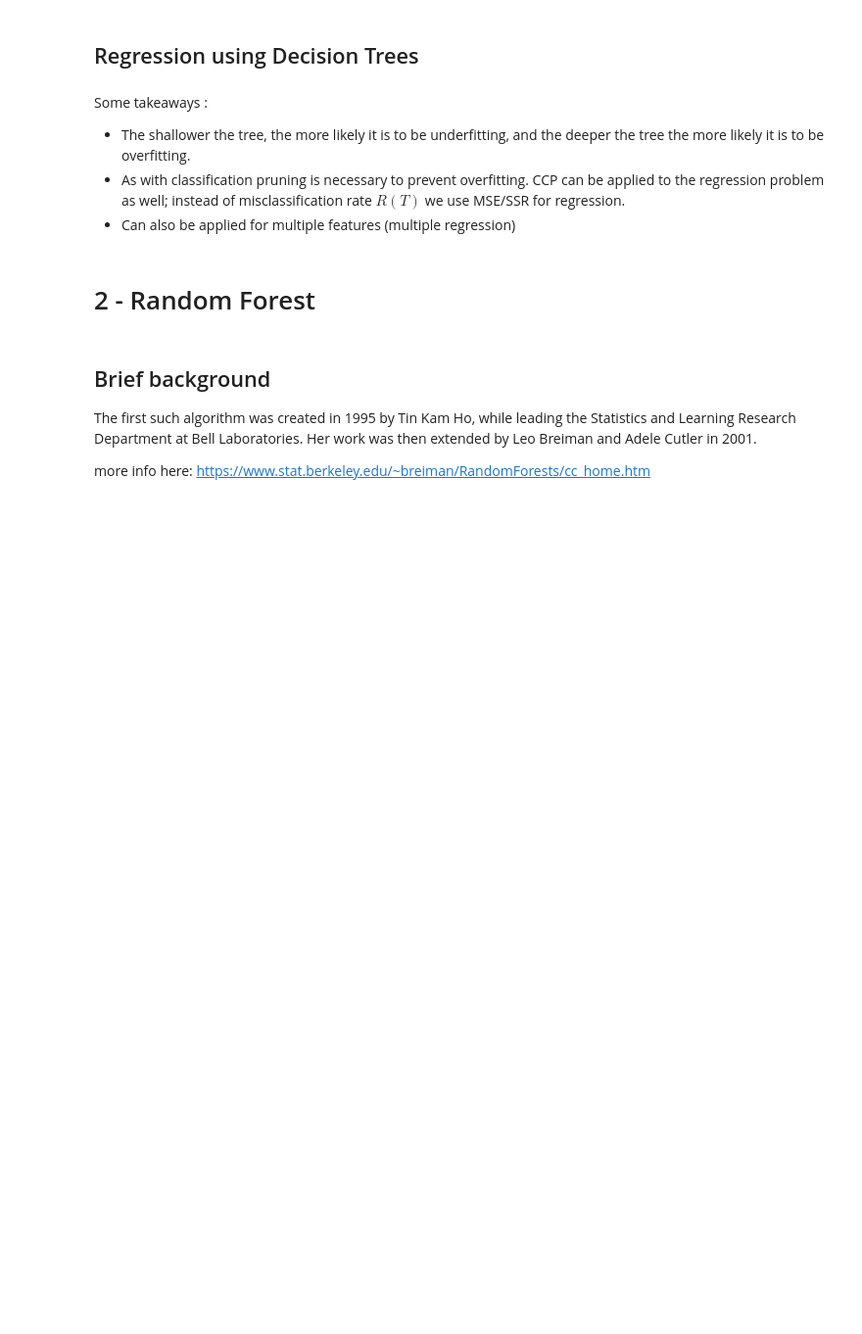
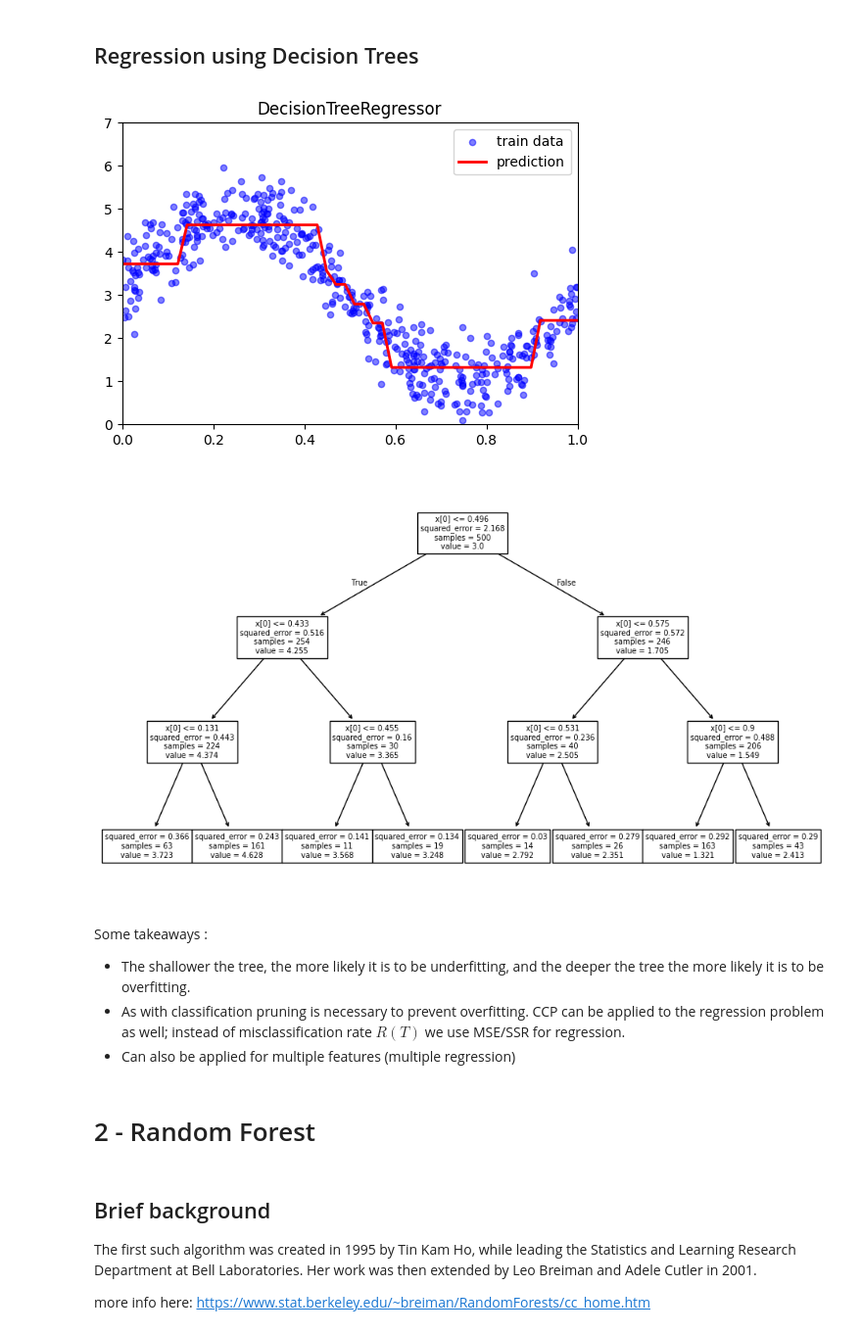
Before and after one commit to Supimraid/MY-DAC-Curriculum, a Jupyter notebook: DAC-006_Machine_Learning/DAC-006-Intro_to_ML_Session_2_Student.ipynb, the cells around one changed output. Shown at 98% size. Cells and saved outputs as stored; diff of their text form; code cells hidden in the pictures; blank space fills up the shorter version.

```diff
--- a/DAC-006_Machine_Learning/DAC-006-Intro_to_ML_Session_2_Student.ipynb
+++ b/DAC-006_Machine_Learning/DAC-006-Intro_to_ML_Session_2_Student.ipynb
@@ -463,16 +466,19 @@ Optimal alpha = 0.00450522
 # %%
-# depth = 3
+depth = 3
 
-# sk_model = DecisionTreeRegressor(max_depth = depth)
-# sk_model.fit(x_train, y_train)
-# sk_pred = sk_model.predict(x_test)
+sk_model = DecisionTreeRegressor(max_depth = depth) #instead of classifier it is now a regressor
+sk_model.fit(x_train, y_train)
+sk_pred = sk_model.predict(x_test)
 
-# # Plot the training data and draw the estimated curve.
-# plot_prediction(x_train, y_train, x_test, sk_pred, 'DecisionTreeRegressor')
+# Plot the training data and draw the estimated curve.
+plot_prediction(x_train, y_train, x_test, sk_pred, 'DecisionTreeRegressor')
 
-# plt.figure(figsize=(12,7))
-# tree.plot_tree(sk_model)
-# plt.show()
+plt.figure(figsize=(12,7))
+tree.plot_tree(sk_model)
+plt.show()
+# %% [output]
+[figure, added]
+[figure, added]
 # %% [markdown]
 Some takeaways :
 
```
Also changed, not shown: parts of 10 cells of this notebook.
